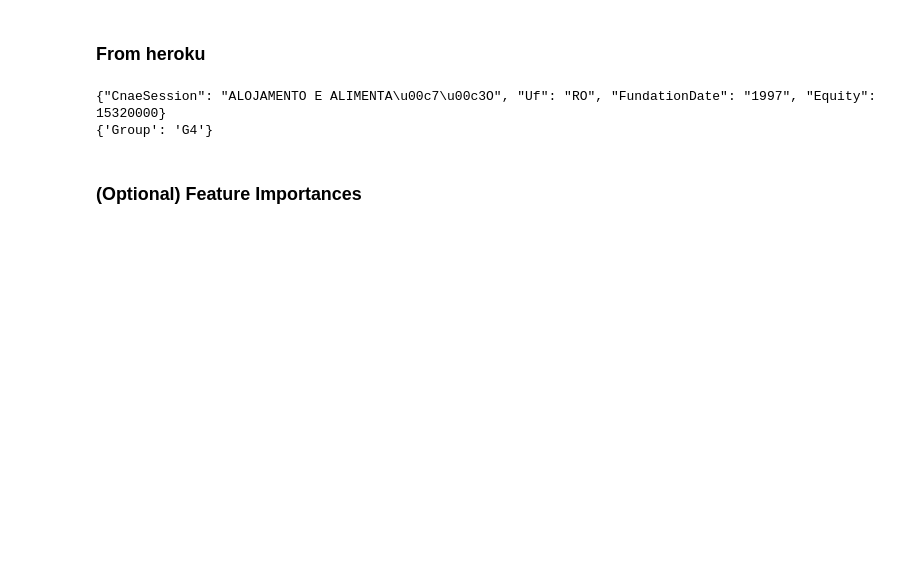
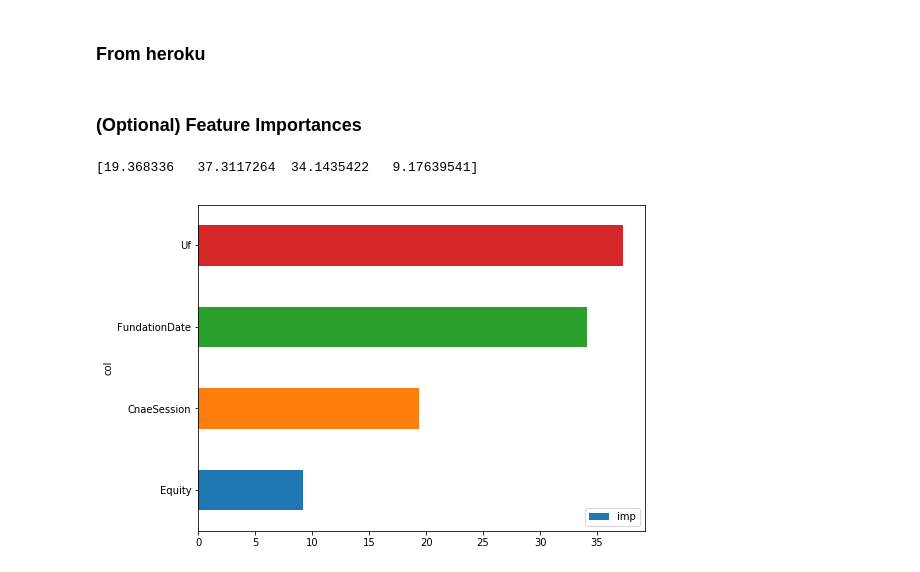
Before and after one commit to snowdj/inJam2018Model1, a Jupyter notebook: inJam2018.ipynb, the cells around one changed output. Drawn from its saved outputs; the diff is of its cells as text; code cells hidden in the pictures; blank space fills up the shorter version.

```diff
--- a/inJam2018.ipynb
+++ b/inJam2018.ipynb
@@ -316,3 +302,0 @@ model.save_model(
-# %%
-import catboost
-check = model.load_model("catBoostClass.mlmodel")
@@ -407,20 +370,19 @@ print(r.json())
 # %% [markdown]
 ### From heroku
 # %%
-urlnew = "https://smartmodel1.herokuapp.com/model1"
-data = json.dumps(dataInput)
-print(data)
-r = requests.post(urlnew, data)
-print(r.json())
+# urlnew = "https://smartmodel1.herokuapp.com/model1"
+# data = json.dumps(dataInput)
+# print(data)
+# r = requests.post(urlnew, data)
+# print(r.json())
-# %% [output]
-{"CnaeSession": "ALOJAMENTO E ALIMENTA\u00c7\u00c3O", "Uf": "RO", "FundationDate": "1997", "Equity": 15320000}
-{'Group': 'G4'}
 # %% [markdown]
 ### (Optional) Feature Importances
 # %%
-# print (classification_report(y_test, my_loaded_model.predict(X_test)))
-# print (model.feature_importances_)
-# col = list(X_train)
-# df = pd.DataFrame({'imp': model.feature_importances_, 'col':col})
-# df = df.sort_values(['imp','col'], ascending=[True, False])
-# _ = df.plot(kind='barh', x='col', y='imp', figsize=(8,6))
+print (model.feature_importances_)
+col = list(X_train)
+df = pd.DataFrame({'imp': model.feature_importances_, 'col':col})
+df = df.sort_values(['imp','col'], ascending=[True, False])
+_ = df.plot(kind='barh', x='col', y='imp', figsize=(8,6))
+# %% [output]
+[19.368336   37.3117264  34.1435422   9.17639541]
+[figure, added]
```
Also changed, not shown: parts of 15 cells of this notebook, 6 other files.
